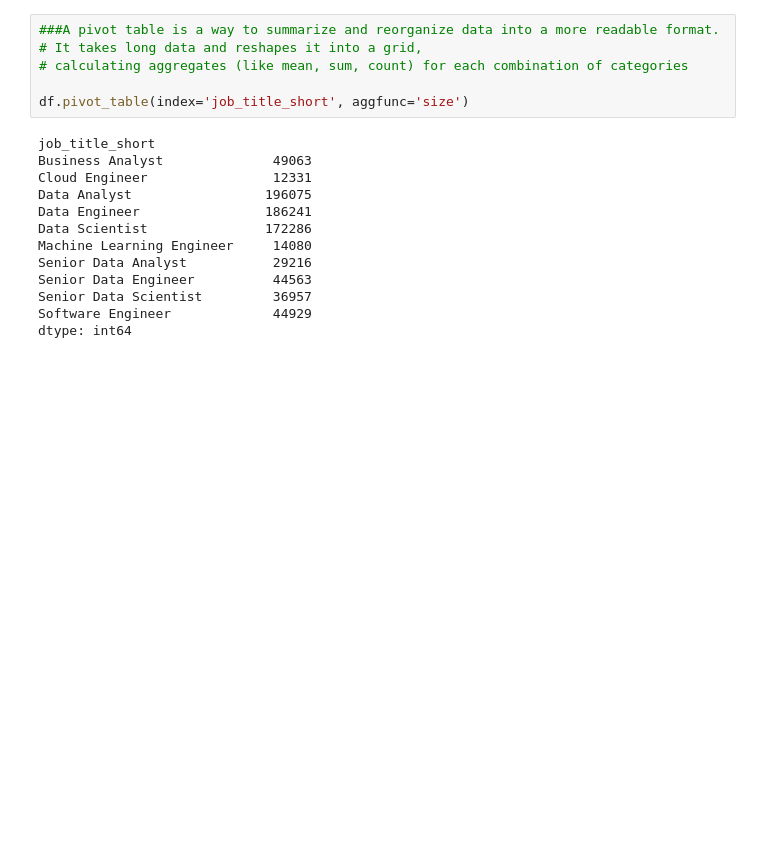
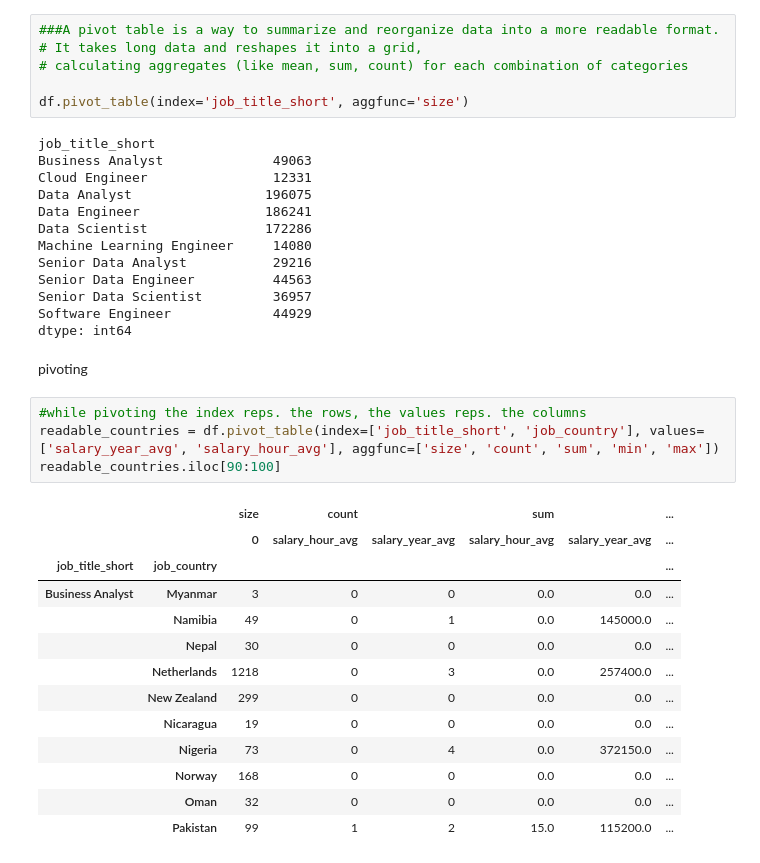
Before and after one commit to dateenbee2442/PYTHON_CORE_TOPICS, a Jupyter notebook: ADVANCE_LEVEL/Panda_Accessing_Data.ipynb, the cells around one changed output. Saved outputs shown, nothing was run; the diff lists cells and outputs as text; blank space fills up the shorter version.

Commit message:
pivoting

```diff
--- a/ADVANCE_LEVEL/Panda_Accessing_Data.ipynb
+++ b/ADVANCE_LEVEL/Panda_Accessing_Data.ipynb
@@ -399,3 +399,23 @@ Senior Data Engineer          44563
 Senior Data Scientist         36957
 Software Engineer             44929
 dtype: int64
+# %% [markdown]
+pivoting
+# %%
+#while pivoting the index reps. the rows, the values reps. the columns
+readable_countries = df.pivot_table(index=['job_title_short', 'job_country'], values=['salary_year_avg', 'salary_hour_avg'], aggfunc=['size', 'count', 'sum', 'min', 'max'])
+readable_countries.iloc[90:100]
+# %% [output]
+|  |  | size | count |  | sum |  | ... |
+|  |  | 0 | salary_hour_avg | salary_year_avg | salary_hour_avg | salary_year_avg | ... |
+| job_title_short | job_country |  |  |  |  |  | ... |
+| Business Analyst | Myanmar | 3 | 0 | 0 | 0.0 | 0.0 | ... |
+|  | Namibia | 49 | 0 | 1 | 0.0 | 145000.0 | ... |
+|  | Nepal | 30 | 0 | 0 | 0.0 | 0.0 | ... |
+|  | Netherlands | 1218 | 0 | 3 | 0.0 | 257400.0 | ... |
+|  | New Zealand | 299 | 0 | 0 | 0.0 | 0.0 | ... |
+|  | Nicaragua | 19 | 0 | 0 | 0.0 | 0.0 | ... |
+|  | Nigeria | 73 | 0 | 4 | 0.0 | 372150.0 | ... |
+|  | Norway | 168 | 0 | 0 | 0.0 | 0.0 | ... |
+|  | Oman | 32 | 0 | 0 | 0.0 | 0.0 | ... |
+|  | Pakistan | 99 | 1 | 2 | 15.0 | 115200.0 | ... |
```
